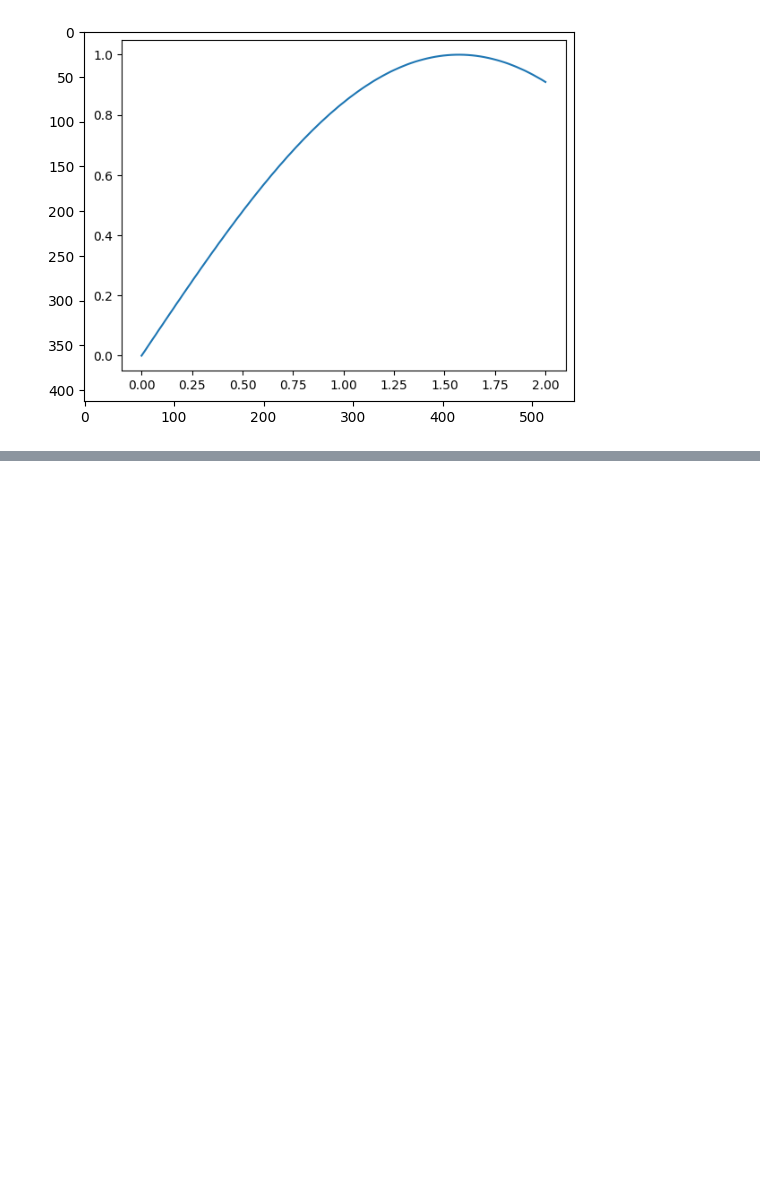
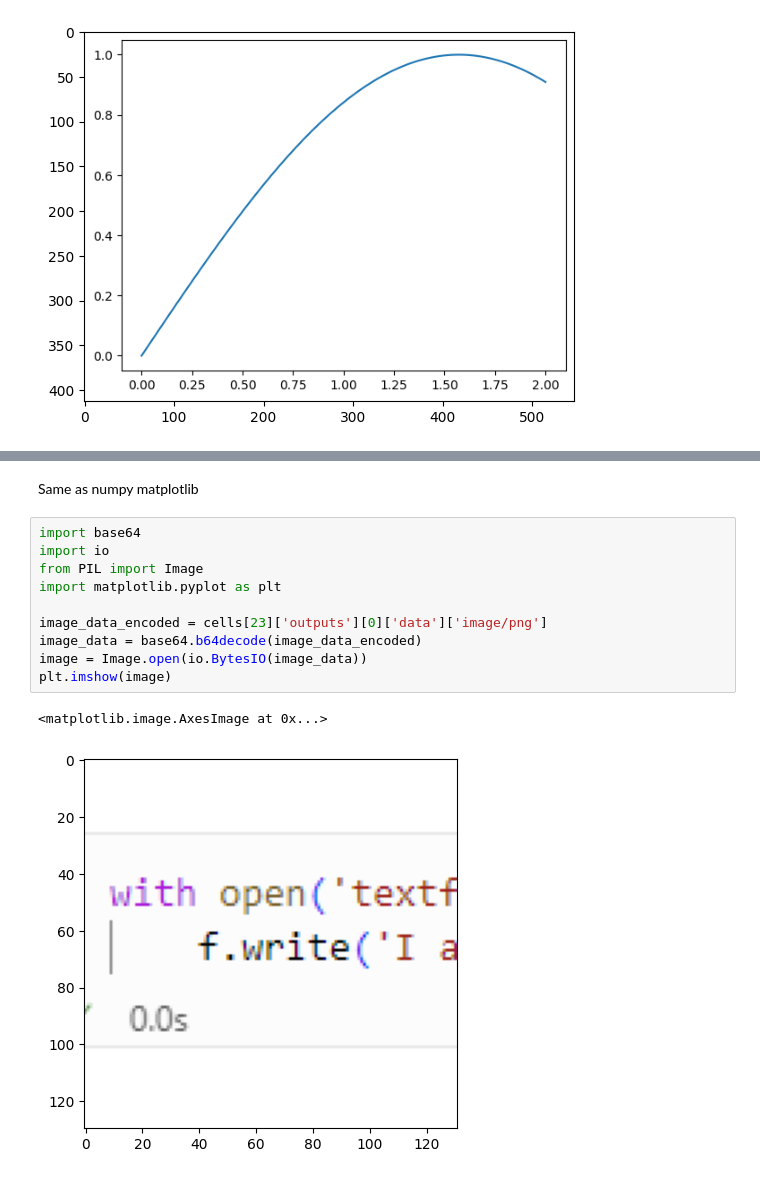
Before and after one commit to sangeethankumar/Jupyter-Workflows, a Jupyter notebook: nbformat/Jupyter Notebook Structure.ipynb, the cells around one changed output, grey strips where cells are left out. Saved outputs shown, nothing was run; the diff lists cells and outputs as text; blank space fills up the shorter version.

Commit message:
reading image

```diff
--- a/nbformat/Jupyter Notebook Structure.ipynb
+++ b/nbformat/Jupyter Notebook Structure.ipynb
@@ -304,0 +374,15 @@ plt.imshow(image)
+# %% [markdown]
+Same as numpy matplotlib
+# %%
+import base64
+import io
+from PIL import Image
+import matplotlib.pyplot as plt
+
+image_data_encoded = cells[23]['outputs'][0]['data']['image/png']
+image_data = base64.b64decode(image_data_encoded)
+image = Image.open(io.BytesIO(image_data))
+plt.imshow(image)
+# %% [output]
+<matplotlib.image.AxesImage at 0x...>
+[figure, added]
```
Also changed, not shown: parts of 11 cells of this notebook.
